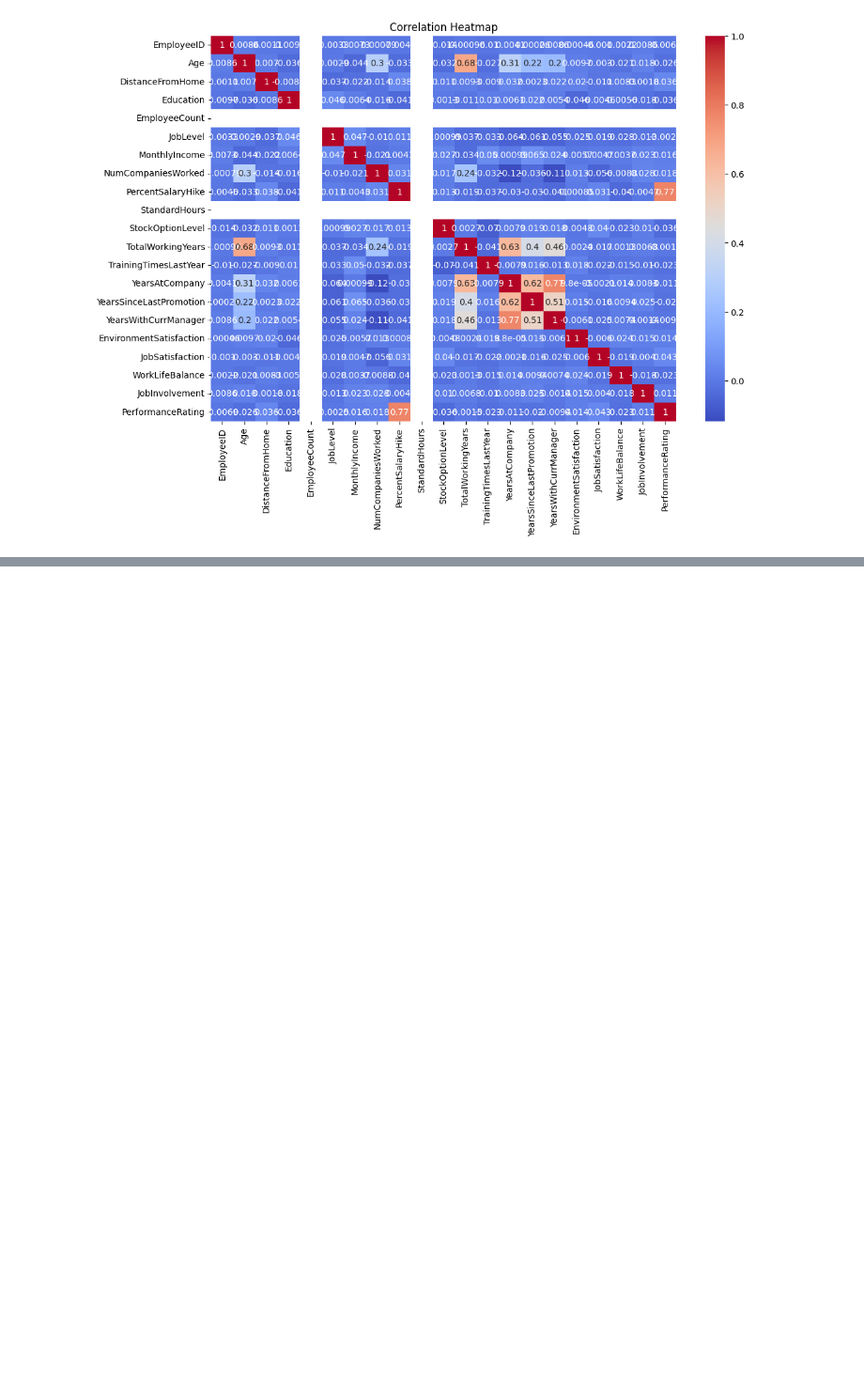
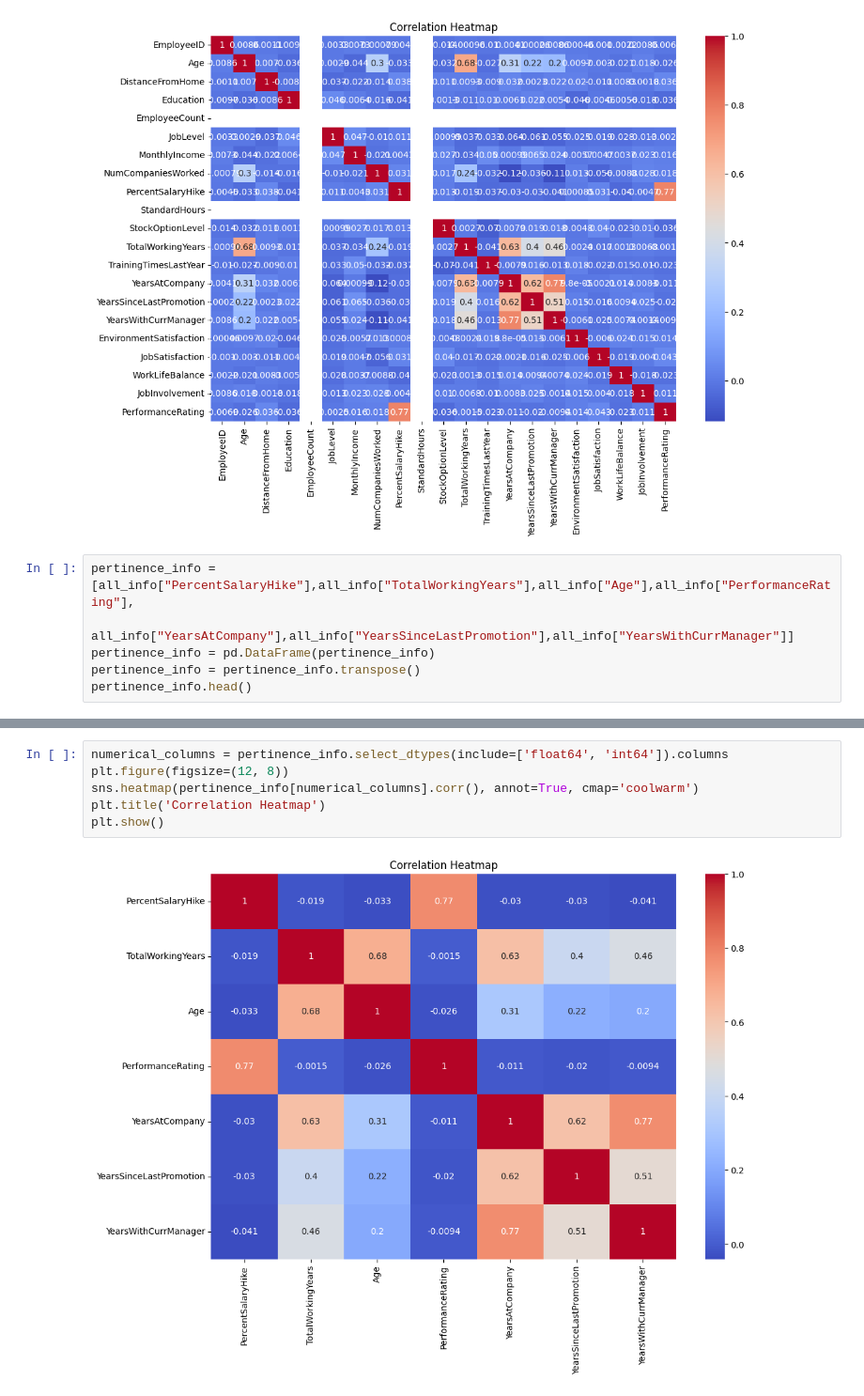
Before and after one commit to Byrong8at/Machine-learning, a Jupyter notebook: Code/Livrable_final(1).ipynb, the cells around one changed output, grey strips where cells are left out. Shown at 94% size. Cells and saved outputs as stored; diff of their text form; blank space fills up the shorter version.

```diff
--- a/Code/Livrable_final(1).ipynb
+++ b/Code/Livrable_final(1).ipynb
@@ -350,3 +338,9 @@ plt.title('Correlation Heatmap')
 plt.show()
 # %% [output]
 [figure]
+# %%
+pertinence_info = [all_info["PercentSalaryHike"],all_info["TotalWorkingYears"],all_info["Age"],all_info["PerformanceRating"],
+                   all_info["YearsAtCompany"],all_info["YearsSinceLastPromotion"],all_info["YearsWithCurrManager"]]
+pertinence_info = pd.DataFrame(pertinence_info)
+pertinence_info = pertinence_info.transpose()
+pertinence_info.head()
@@ -352,0 +354,8 @@ plt.show()
+# %%
+numerical_columns = pertinence_info.select_dtypes(include=['float64', 'int64']).columns
+plt.figure(figsize=(12, 8))
+sns.heatmap(pertinence_info[numerical_columns].corr(), annot=True, cmap='coolwarm')
+plt.title('Correlation Heatmap')
+plt.show()
+# %% [output]
+[figure, added]
```
Also changed, not shown: parts of 4 cells of this notebook, 1 other file.
